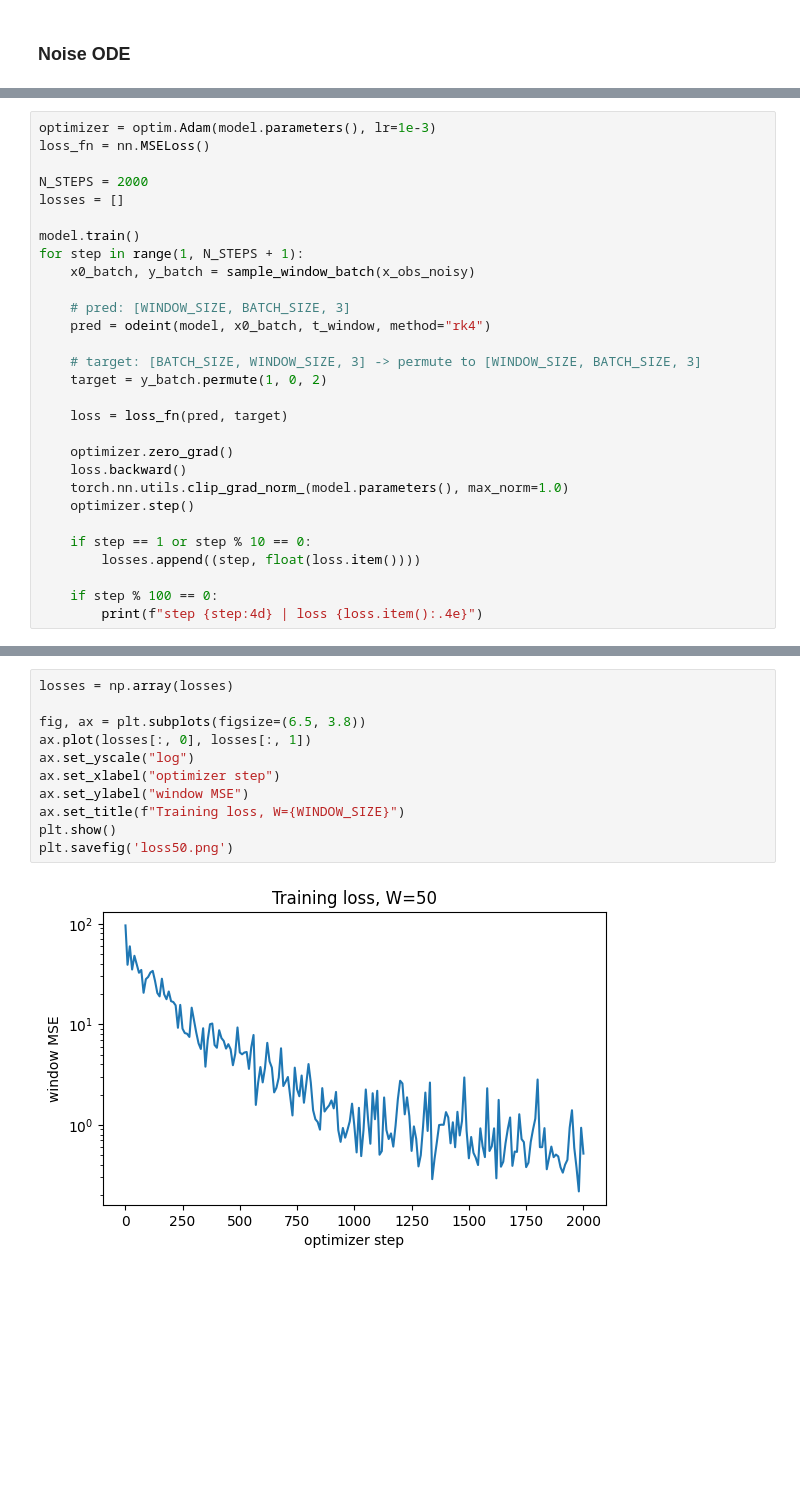
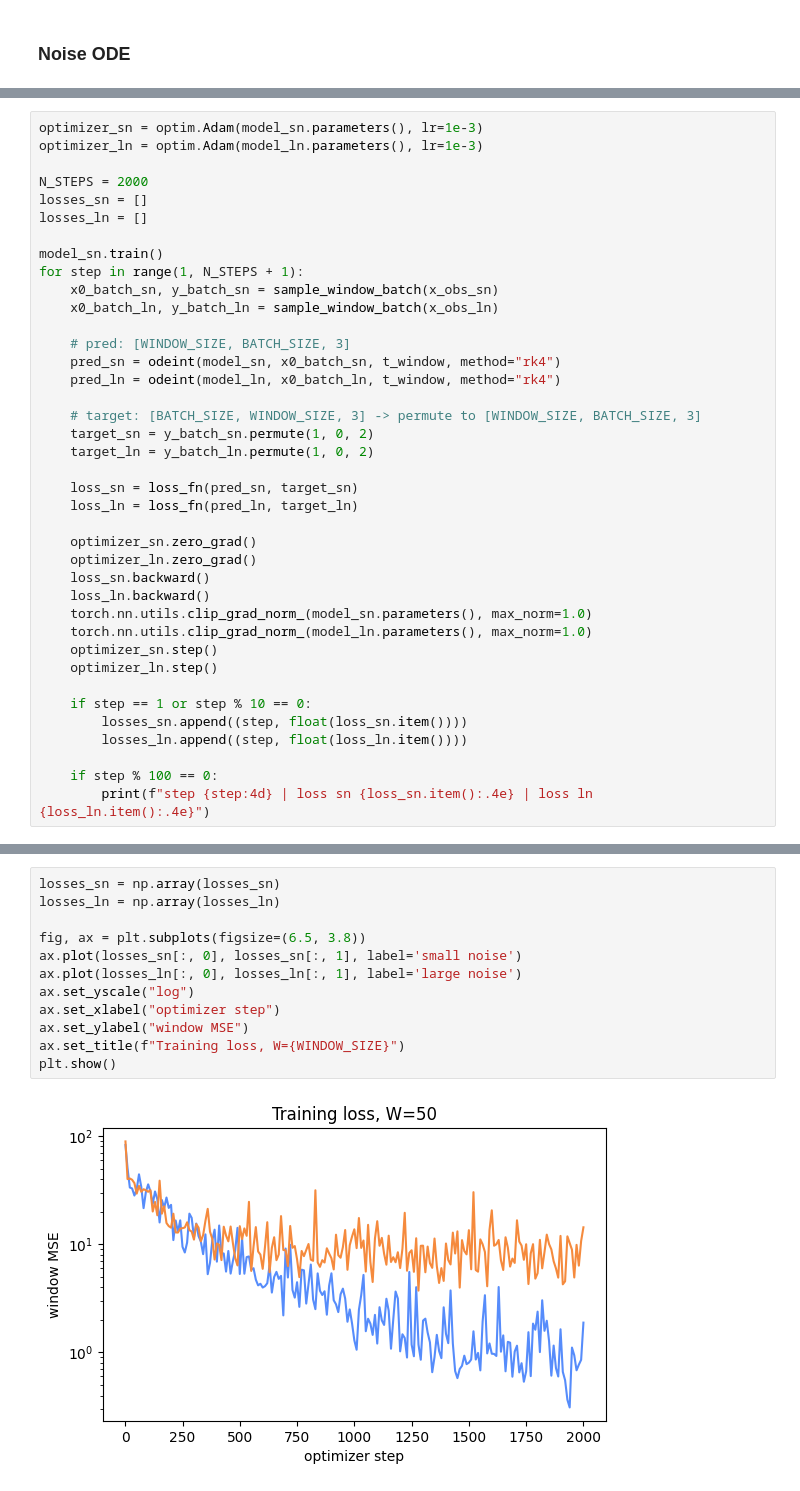
Before and after one commit to CosmicHitchhiker/ds_astro_2026s, a Jupyter notebook: ex9/exercise9.ipynb, the cells around one changed output, grey strips where cells are left out. Saved outputs shown, nothing was run; the diff lists cells and outputs as text; blank space fills up the shorter version.

```diff
--- a/ex9/exercise9.ipynb
+++ b/ex9/exercise9.ipynb
@@ -912,30 +879,40 @@ y_batch: (32, 50, 3)
 # %%
-optimizer = optim.Adam(model.parameters(), lr=1e-3)
-loss_fn = nn.MSELoss()
+optimizer_sn = optim.Adam(model_sn.parameters(), lr=1e-3)
+optimizer_ln = optim.Adam(model_ln.parameters(), lr=1e-3)
 
 N_STEPS = 2000
-losses = []
+losses_sn = []
+losses_ln = []
 
-model.train()
+model_sn.train()
 for step in range(1, N_STEPS + 1):
-    x0_batch, y_batch = sample_window_batch(x_obs_noisy)
+    x0_batch_sn, y_batch_sn = sample_window_batch(x_obs_sn)
+    x0_batch_ln, y_batch_ln = sample_window_batch(x_obs_ln)
 
     # pred: [WINDOW_SIZE, BATCH_SIZE, 3]
-    pred = odeint(model, x0_batch, t_window, method="rk4")
+    pred_sn = odeint(model_sn, x0_batch_sn, t_window, method="rk4")
+    pred_ln = odeint(model_ln, x0_batch_ln, t_window, method="rk4")
 
     # target: [BATCH_SIZE, WINDOW_SIZE, 3] -> permute to [WINDOW_SIZE, BATCH_SIZE, 3]
-    target = y_batch.permute(1, 0, 2)
+    target_sn = y_batch_sn.permute(1, 0, 2)
+    target_ln = y_batch_ln.permute(1, 0, 2)
 
-    loss = loss_fn(pred, target)
+    loss_sn = loss_fn(pred_sn, target_sn)
+    loss_ln = loss_fn(pred_ln, target_ln)
 
-    optimizer.zero_grad()
-    loss.backward()
-    torch.nn.utils.clip_grad_norm_(model.parameters(), max_norm=1.0)
-    optimizer.step()
+    optimizer_sn.zero_grad()
+    optimizer_ln.zero_grad()
+    loss_sn.backward()
+    loss_ln.backward()
+    torch.nn.utils.clip_grad_norm_(model_sn.parameters(), max_norm=1.0)
+    torch.nn.utils.clip_grad_norm_(model_ln.parameters(), max_norm=1.0)
+    optimizer_sn.step()
+    optimizer_ln.step()
 
     if step == 1 or step % 10 == 0:
-        losses.append((step, float(loss.item())))
+        losses_sn.append((step, float(loss_sn.item())))
+        losses_ln.append((step, float(loss_ln.item())))
 
     if step % 100 == 0:
-        print(f"step {step:4d} | loss {loss.item():.4e}")
+        print(f"step {step:4d} | loss sn {loss_sn.item():.4e} | loss ln {loss_ln.item():.4e}")
 # %% [output]
@@ -962,13 +939,14 @@ step 2000 | loss 5.1701e-01
 # %%
-losses = np.array(losses)
+losses_sn = np.array(losses_sn)
+losses_ln = np.array(losses_ln)
 
 fig, ax = plt.subplots(figsize=(6.5, 3.8))
-ax.plot(losses[:, 0], losses[:, 1])
+ax.plot(losses_sn[:, 0], losses_sn[:, 1], label='small noise')
+ax.plot(losses_ln[:, 0], losses_ln[:, 1], label='large noise')
 ax.set_yscale("log")
 ax.set_xlabel("optimizer step")
 ax.set_ylabel("window MSE")
 ax.set_title(f"Training loss, W={WINDOW_SIZE}")
 plt.show()
-plt.savefig('loss50.png')
 # %% [output]
-[figure, old version]
+[figure, new version]
```
Also changed, not shown: parts of 35 cells of this notebook.
